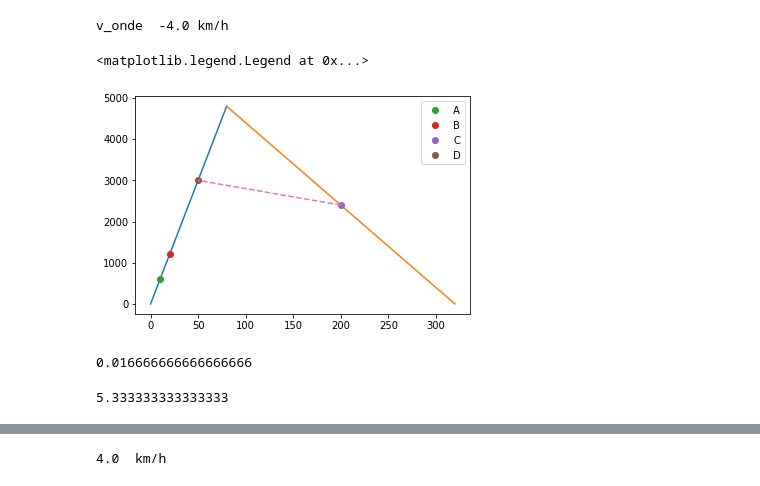
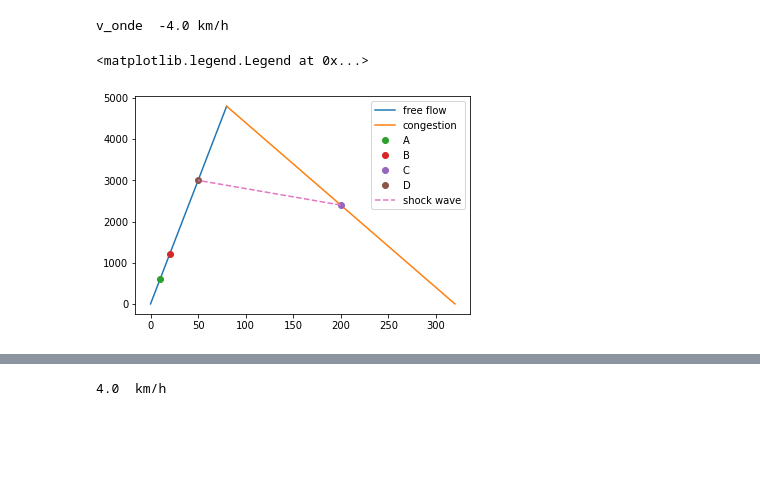
Before and after one commit to loubal/EXPAT_TP3, a Jupyter notebook: EXPAT_TP3.ipynb, the cells around one changed output, grey strips where cells are left out. Drawn from its saved outputs; the diff is of its cells as text; code cells hidden in the pictures; blank space fills up the shorter version.

```diff
--- a/EXPAT_TP3.ipynb
+++ b/EXPAT_TP3.ipynb
@@ -34,15 +34,15 @@ print('v_onde ',v_onde, 'km/h')
 v_onde  -4.0 km/h
 # %%
 plt.figure()
-plt.plot([0,k_cri],[0,Q_max])
-plt.plot([k_cri, k_max],[Q_max,0])
+plt.plot([0,k_cri],[0,Q_max],label='free flow')
+plt.plot([k_cri, k_max],[Q_max,0], label='congestion')
 plt.plot(Q_A/v_max, Q_A, 'o', label='A')
 plt.plot(Q_B/v_max, Q_B, 'o', label='B')
 plt.plot(k_C, Q_C, 'o', label='C')
 plt.plot(k_D, Q_D, 'o', label='D')
-plt.plot([k_C,k_D], [Q_C,Q_D],'--')
+plt.plot([k_C,k_D], [Q_C,Q_D],'--', label='shock wave')
 plt.legend()
 # %% [output]
 <matplotlib.legend.Legend at 0x...>
-[figure, old version]
+[figure, new version]
 # %%
@@ -54,8 +49,0 @@ l12 = 1
-# %%
-t12 = l12/v_max
-print(t12)
-
-T1 = [t+t12*60 for t in T2]
-Q1_D = Q2
-# %% [output]
-0.016666666666666666
@@ -70,5 +60,0 @@ for i in range(1,nb_pts):
-# %%
-dt_reprise = (Q_D-Q_C)*(T1[3]-T1[2])/(Q_C-Q2[4])
-print(dt_reprise)
-# %% [output]
-5.333333333333333
```
Also changed, not shown: parts of 17 cells of this notebook.
